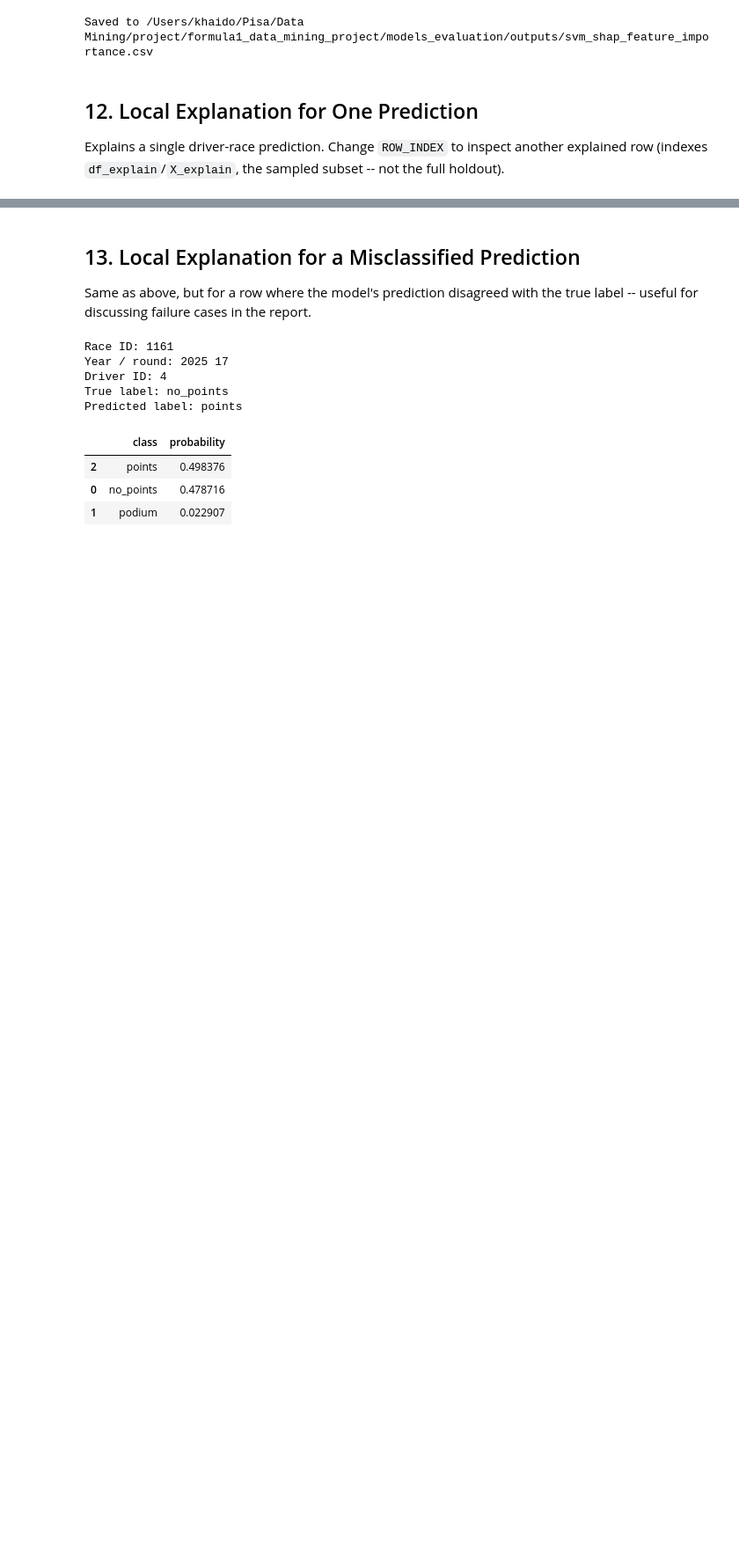
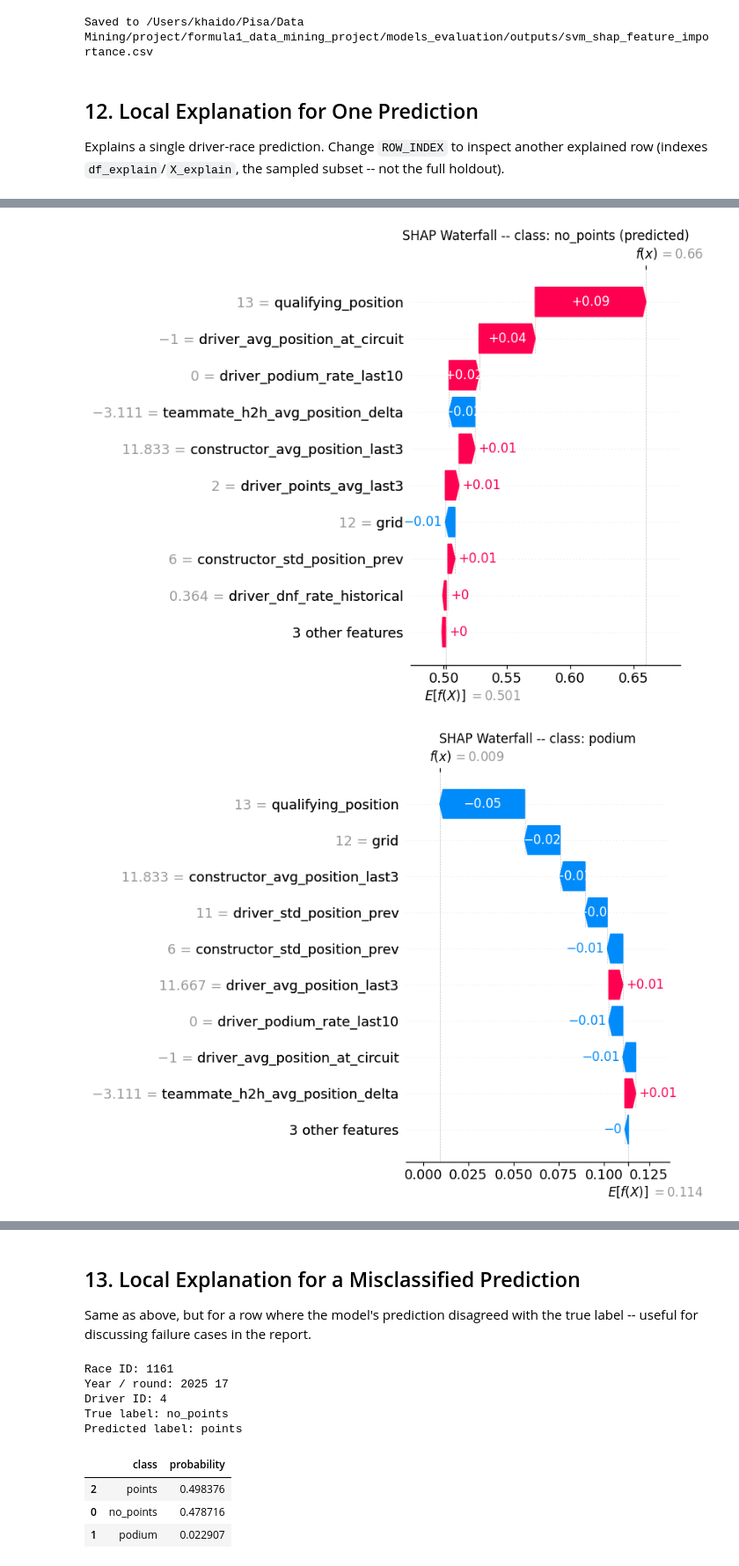
Before and after one commit to KDool/formula1_data_mining_project, a Jupyter notebook: models_evaluation/svm_shap_explainability.ipynb, the cells around one changed output, grey strips where cells are left out. Shown at 88% size. Drawn from its saved outputs; the diff is of its cells as text; code cells hidden in the pictures; blank space fills up the shorter version.

```diff
--- a/models_evaluation/svm_shap_explainability.ipynb
+++ b/models_evaluation/svm_shap_explainability.ipynb
@@ -546,0 +551,19 @@ Predicted probabilities:
+# %%
+expected_value_by_class = dict(zip(class_names, expected_value))
+
+for class_name in class_names:
+    exp = shap.Explanation(
+        values=shap_by_class[class_name][ROW_INDEX],
+        base_values=expected_value_by_class[class_name],
+        data=x_row.iloc[0].to_numpy(),
+        feature_names=raw_feature_names,
+    )
+    shap.plots.waterfall(exp, show=False)
+    ax = plt.gca()
+    marker = " (predicted)" if class_name == pred_label else (" (true)" if class_name == true_label else "")
+    ax.set_title(f"SHAP Waterfall -- class: {class_name}{marker}")
+    plt.tight_layout()
+    plt.show()
+# %% [output]
+[figure, added]
+[figure, added]
```
Also changed, not shown: parts of 9 cells of this notebook, 1 other file.
